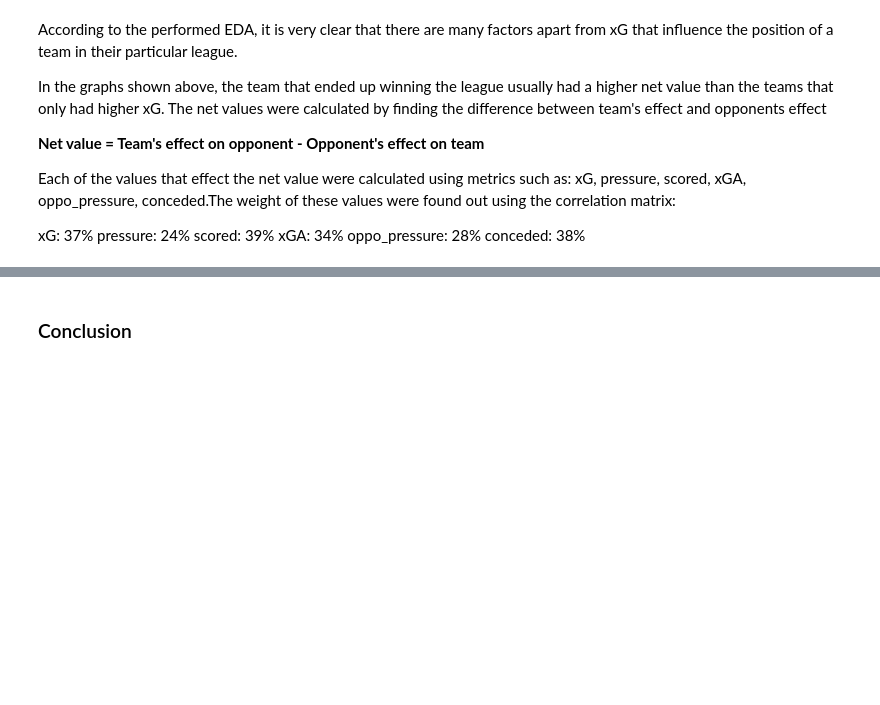
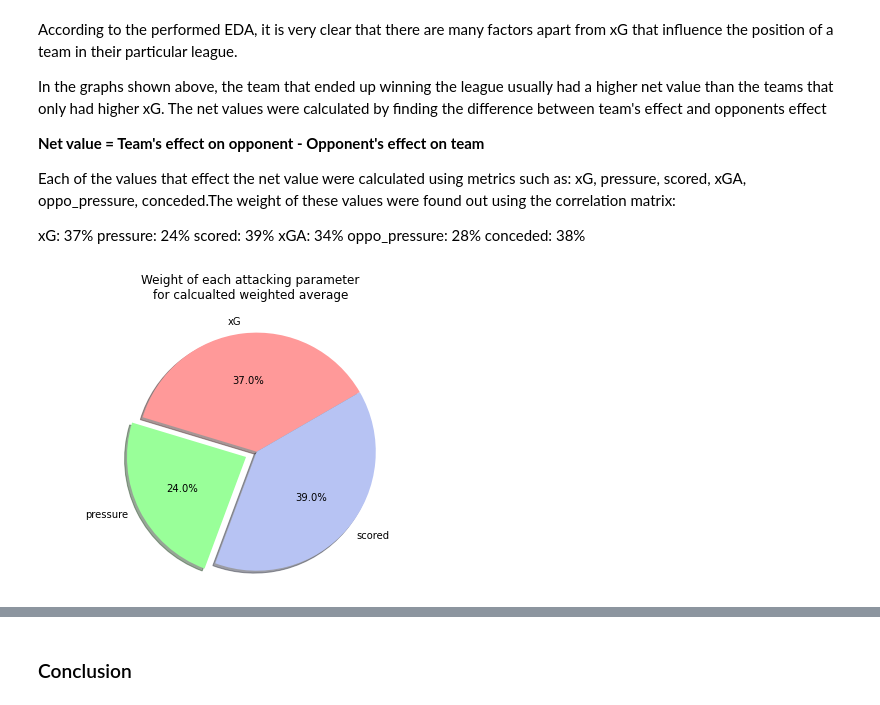
Before and after one commit to data301-2021-summer2/football-metrics-analysis, a Jupyter notebook: analysis/Final_Unified_Analysis.ipynb, the cells around one changed output, grey strips where cells are left out. Saved outputs shown, nothing was run; the diff lists cells and outputs as text; code cells hidden in the pictures; blank space fills up the shorter version.

```diff
--- a/analysis/Final_Unified_Analysis.ipynb
+++ b/analysis/Final_Unified_Analysis.ipynb
@@ -427,3 +439,14 @@ scored: 39%
 xGA: 34%
 oppo_pressure: 28%
 conceded: 38%
+# %%
+#setting up the values and labels of the pie chart
+team_effect_weights= [37,24,39]
+parameters= ['xG','pressure','scored']
+
+#display the 3d pie chart
+pf.plot_pie(team_effect_weights,parameters)
+plt.title("Weight of each attacking parameter\n" + "for calcualted weighted average\n")
+plt.show()
+# %% [output]
+[figure, added]
```
Also changed, not shown: parts of 9 cells of this notebook, 3 other files.
